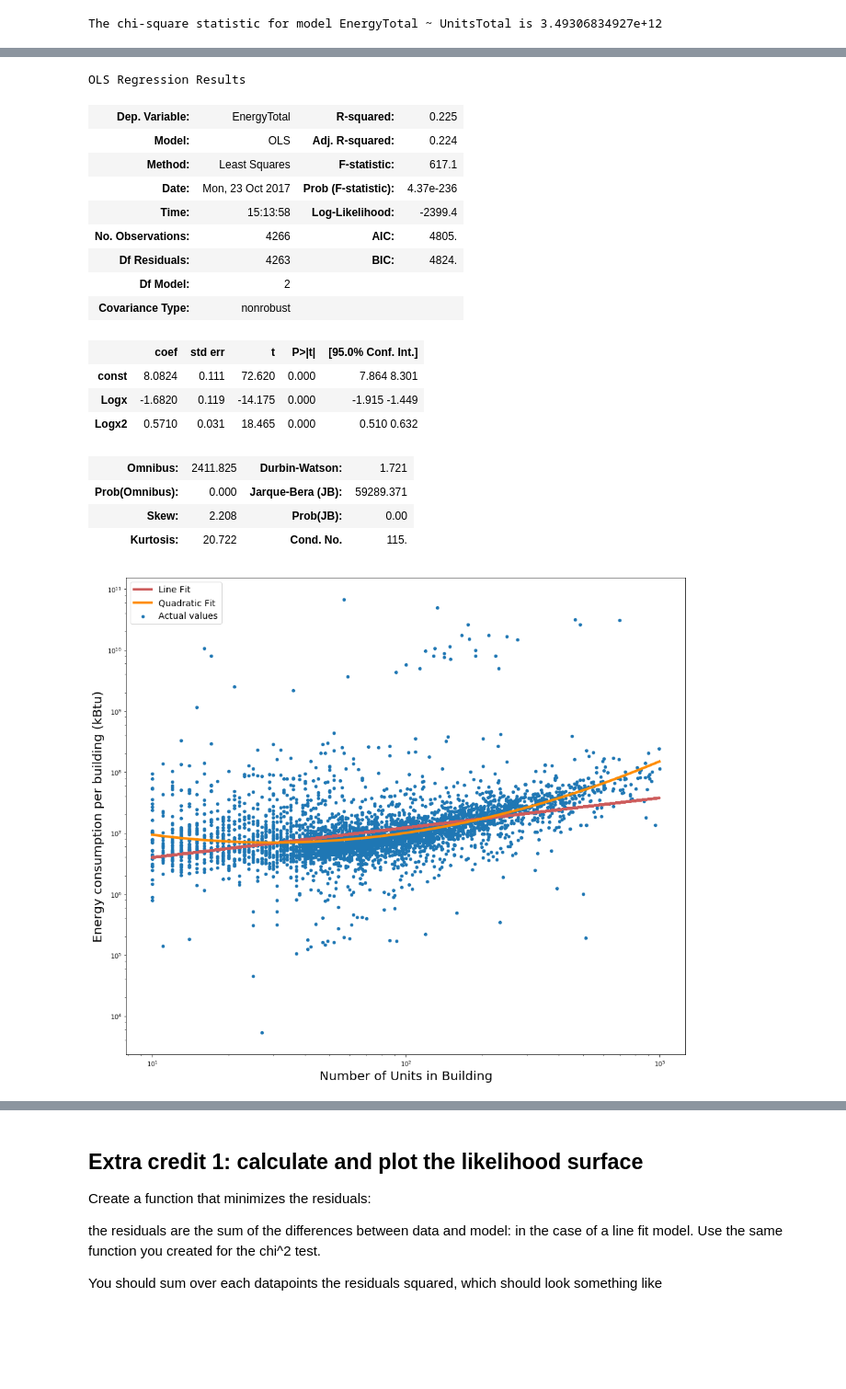
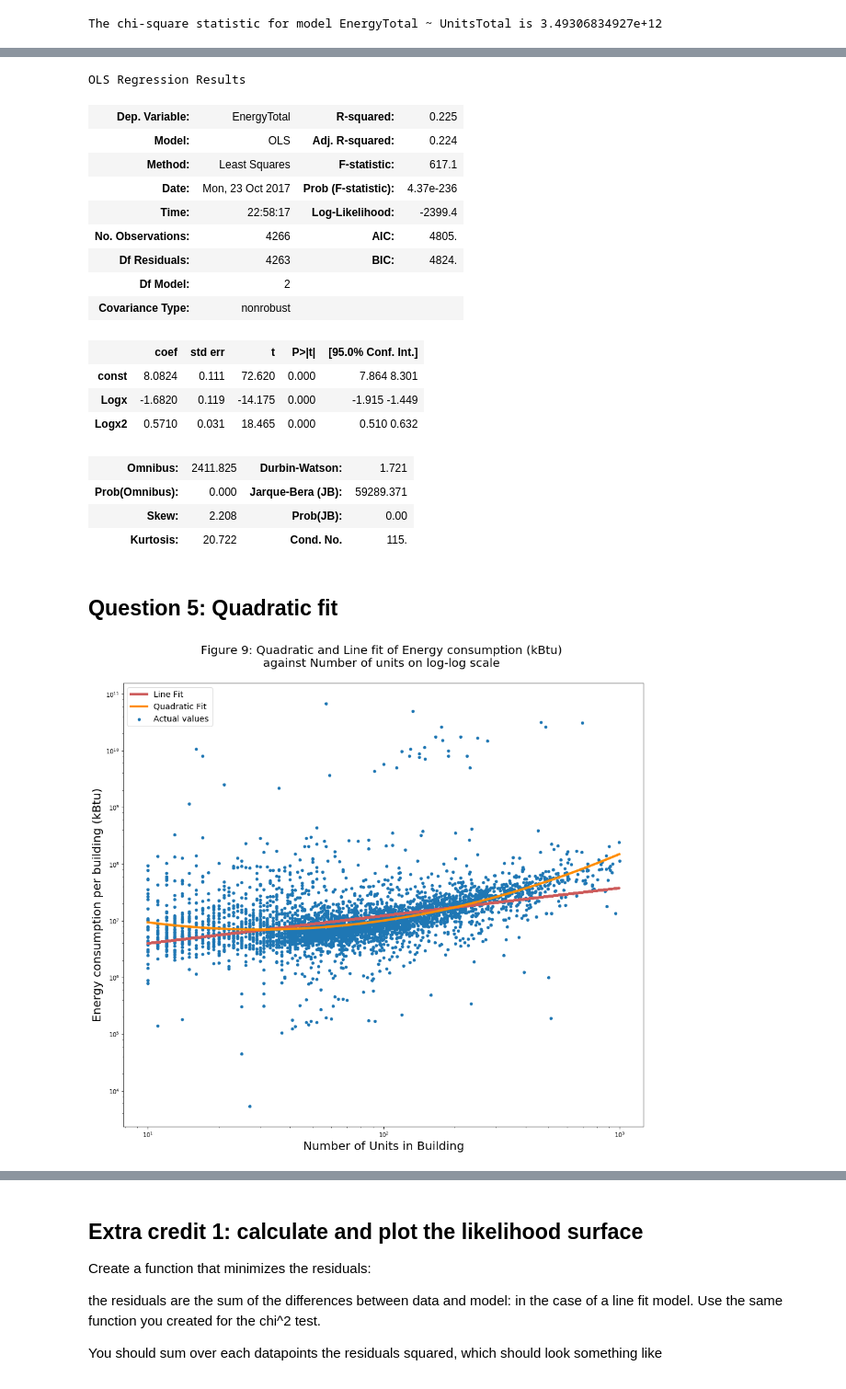
Before and after one commit to jkastelan/PUI2017_jlk635, a Jupyter notebook: HW6_jlk635/Assignment1_jlk635.ipynb, the cells around one changed output, grey strips where cells are left out. Shown at 92% size. Cells and saved outputs as stored; diff of their text form; code cells hidden in the pictures; blank space fills up the shorter version.

```diff
--- a/HW6_jlk635/Assignment1_jlk635.ipynb
+++ b/HW6_jlk635/Assignment1_jlk635.ipynb
@@ -464,5 +483,4 @@ NameError: name 'linmodel2chi' is not defined
 # %%
-linmodel2chi = chi2( np.log10(ytwo), linmodel2.fittedvalues, errorsInLogUnits)
 nrg = bblnrgdataCut['EnergyTotal']
 x = bblnrgdataCut['UnitsTotal']
 #x2 = bblnrgdataCut['UnitsTotal'] * bblnrgdataCut['UnitsTotal']
@@ -484,7 +502,7 @@ OLS Regression Results
 | Model: | OLS | Adj. R-squared: | 0.224 |
 | Method: | Least Squares | F-statistic: | 617.1 |
 | Date: | Mon, 23 Oct 2017 | Prob (F-statistic): | 4.37e-236 |
-| Time: | 15:13:58 | Log-Likelihood: | -2399.4 |
+| Time: | 22:58:17 | Log-Likelihood: | -2399.4 |
 | No. Observations: | 4266 | AIC: | 4805. |
 | Df Residuals: | 4263 | BIC: | 4824. |
 | Df Model: | 2 |  |  |
@@ -497,27 +515,30 @@ OLS Regression Results
 | Prob(Omnibus): | 0.000 | Jarque-Bera (JB): | 59289.371 |
 | Skew: | 2.208 | Prob(JB): | 0.00 |
 | Kurtosis: | 20.722 | Cond. No. | 115. |
+# %% [markdown]
+## Question 5: Quadratic fit
 # %%
 ## PLOT 3: Units and Units^2 vs Energy
 
 
 ax = bblnrgdataCut.plot(kind='scatter', y='EnergyTotal', x='UnitsTotal',
                    marker='o',  figsize=(16, 14), loglog=True, label="Actual values")
 
 
 a = np.linspace(min(x), max(x), 1000)
 
 
 ax.plot(x, 10 ** linmodel.fittedvalues, color="IndianRed", linewidth=4.0, label="Line Fit")
 
 
 ax.plot(a, 10 **  (linmodel3.params[0] +  linmodel3.params[1] * np.log10(a) +
                    linmodel3.params[2] * (np.log10(a) **2)) , color="DarkOrange", linewidth=4.0 , label="Quadratic Fit")
 
 
 xl = ax.set_xlabel("Number of Units in Building", fontsize=20)
 yl = ax.set_ylabel("Energy consumption per building (kBtu)", fontsize=20)
 plt.legend(fontsize=14);
+pl.title("Figure 9: Quadratic and Line fit of Energy consumption (kBtu) \nagainst Number of units on log-log scale \n", fontsize=20);
 # %% [output]
-[figure, old version]
+[figure, new version]
 # %% [markdown]
```
Also changed, not shown: parts of 32 cells of this notebook, 1 other file.
